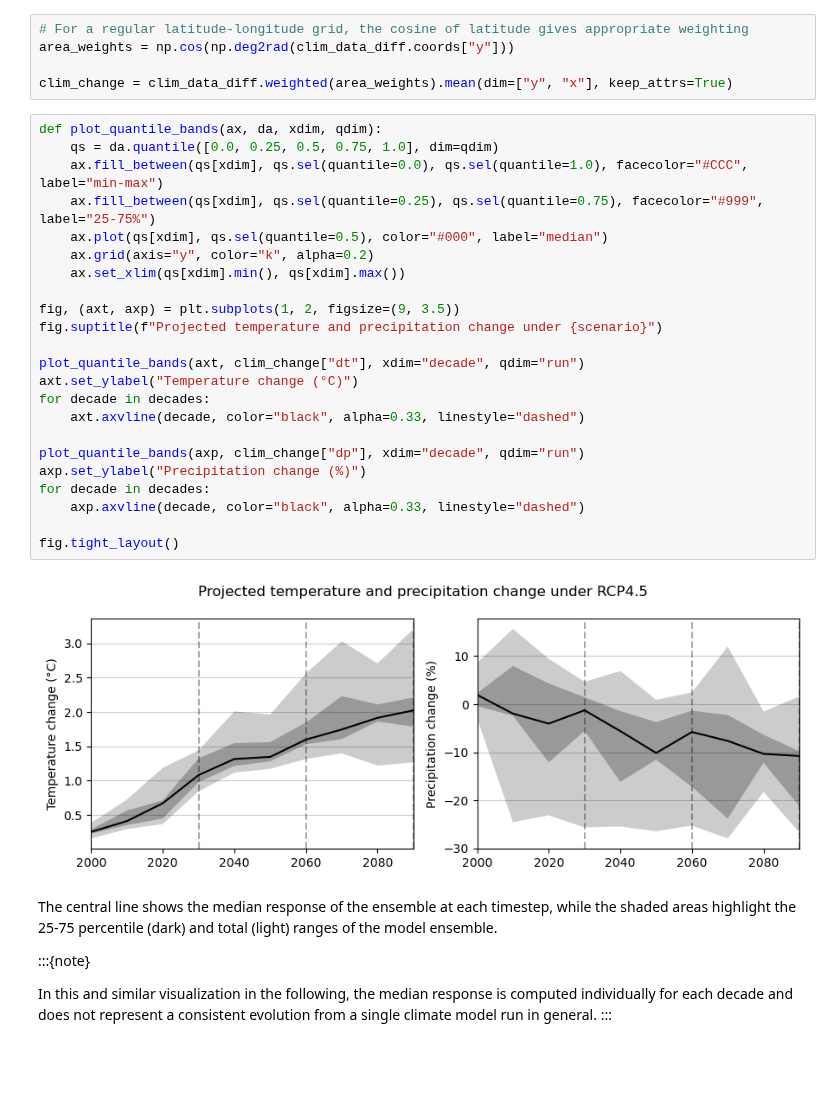
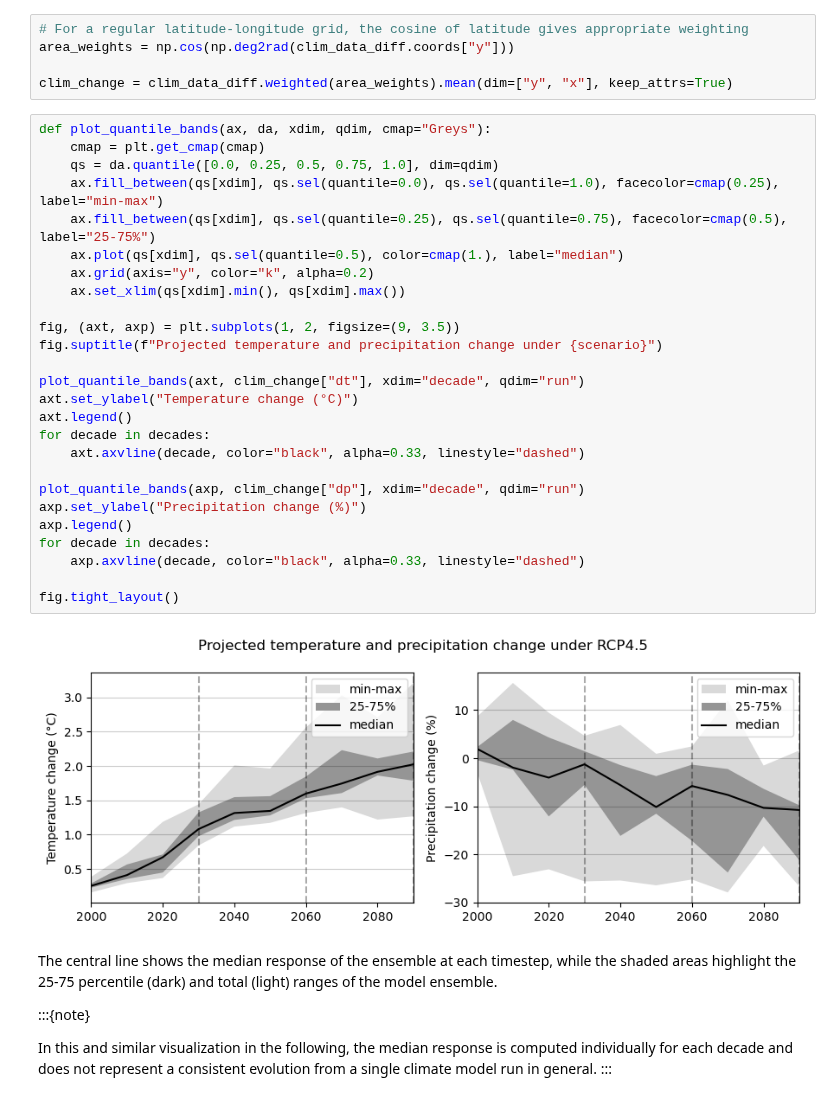
Before and after one commit to CLIMAAX/FIRE, a Jupyter notebook: 03_response_model_FWI/hazard_assessment_projections.ipynb, the cells around one changed output. Saved outputs shown, nothing was run; the diff lists cells and outputs as text; blank space fills up the shorter version.

Commit message:
Replace plots

```diff
--- a/03_response_model_FWI/hazard_assessment_projections.ipynb
+++ b/03_response_model_FWI/hazard_assessment_projections.ipynb
@@ -280,30 +280,33 @@ area_weights = np.cos(np.deg2rad(clim_data_diff.coords["y"]))
 
 clim_change = clim_data_diff.weighted(area_weights).mean(dim=["y", "x"], keep_attrs=True)
 # %%
-def plot_quantile_bands(ax, da, xdim, qdim):
+def plot_quantile_bands(ax, da, xdim, qdim, cmap="Greys"):
+    cmap = plt.get_cmap(cmap)
     qs = da.quantile([0.0, 0.25, 0.5, 0.75, 1.0], dim=qdim)
-    ax.fill_between(qs[xdim], qs.sel(quantile=0.0), qs.sel(quantile=1.0), facecolor="#CCC", label="min-max")
-    ax.fill_between(qs[xdim], qs.sel(quantile=0.25), qs.sel(quantile=0.75), facecolor="#999", label="25-75%")
-    ax.plot(qs[xdim], qs.sel(quantile=0.5), color="#000", label="median")
+    ax.fill_between(qs[xdim], qs.sel(quantile=0.0), qs.sel(quantile=1.0), facecolor=cmap(0.25), label="min-max")
+    ax.fill_between(qs[xdim], qs.sel(quantile=0.25), qs.sel(quantile=0.75), facecolor=cmap(0.5), label="25-75%")
+    ax.plot(qs[xdim], qs.sel(quantile=0.5), color=cmap(1.), label="median")
     ax.grid(axis="y", color="k", alpha=0.2)
     ax.set_xlim(qs[xdim].min(), qs[xdim].max())
 
 fig, (axt, axp) = plt.subplots(1, 2, figsize=(9, 3.5))
 fig.suptitle(f"Projected temperature and precipitation change under {scenario}")
 
 plot_quantile_bands(axt, clim_change["dt"], xdim="decade", qdim="run")
 axt.set_ylabel("Temperature change (°C)")
+axt.legend()
 for decade in decades:
     axt.axvline(decade, color="black", alpha=0.33, linestyle="dashed")
 
 plot_quantile_bands(axp, clim_change["dp"], xdim="decade", qdim="run")
 axp.set_ylabel("Precipitation change (%)")
+axp.legend()
 for decade in decades:
     axp.axvline(decade, color="black", alpha=0.33, linestyle="dashed")
 
 fig.tight_layout()
 # %% [output]
-[figure, old version]
+[figure, new version]
 # %% [markdown]
 The central line shows the median response of the ensemble at each timestep, while the shaded areas highlight the 25-75 percentile (dark) and total (light) ranges of the model ensemble.
 
```
Also changed, not shown: parts of 1 cell of this notebook, 2 other files.
